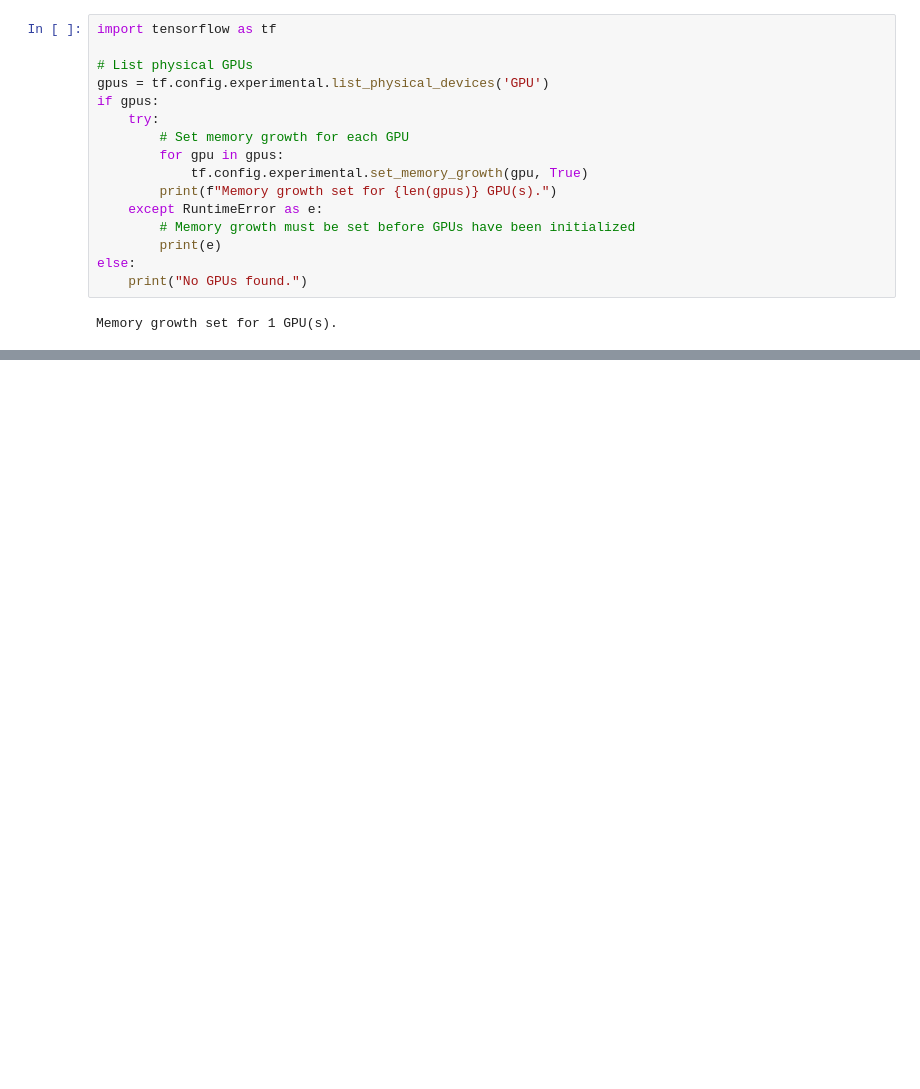
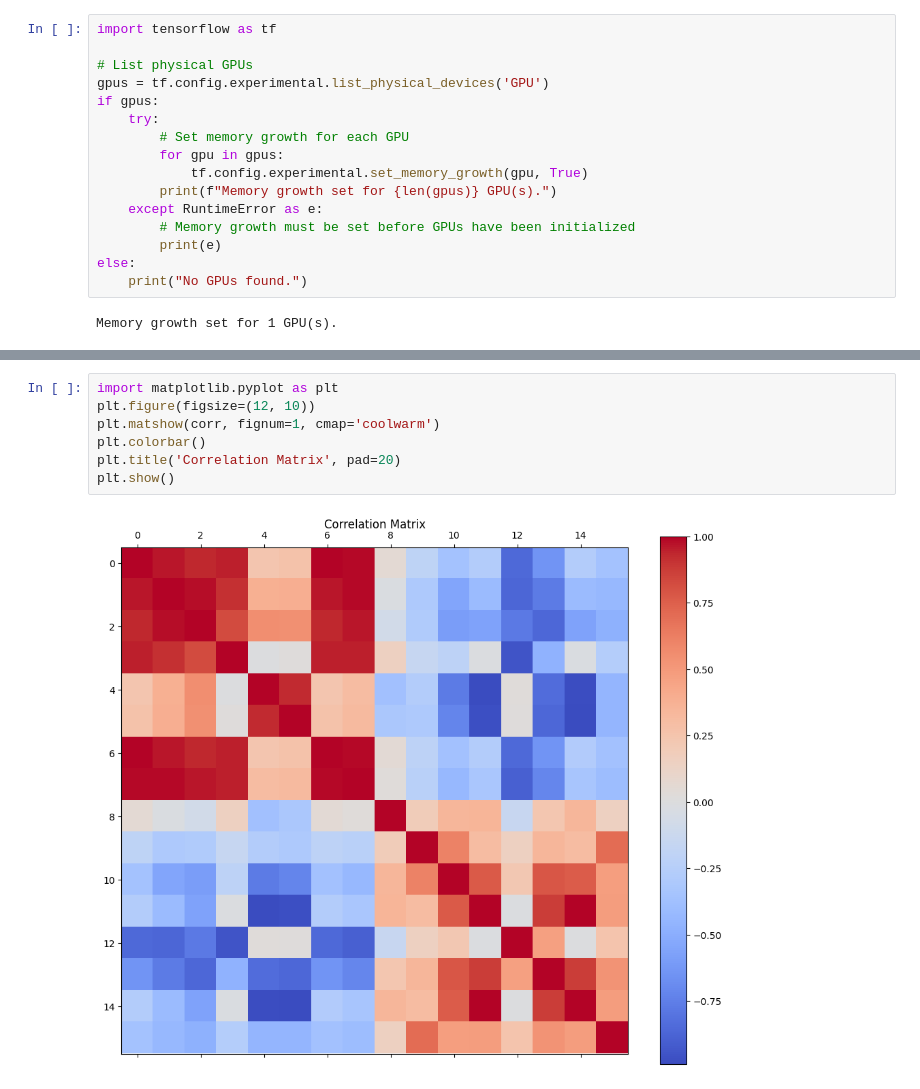
Before and after one commit to Moses-Morise/DeepLearning, a Jupyter notebook: main_nb.ipynb, the cells around one changed output, grey strips where cells are left out. Drawn from its saved outputs; the diff is of its cells as text; blank space fills up the shorter version.

```diff
--- a/main_nb.ipynb
+++ b/main_nb.ipynb
@@ -100,0 +134,9 @@ KeyboardInterrupt:
+# %%
+import matplotlib.pyplot as plt
+plt.figure(figsize=(12, 10))
+plt.matshow(corr, fignum=1, cmap='coolwarm')
+plt.colorbar()
+plt.title('Correlation Matrix', pad=20)
+plt.show()
+# %% [output]
+[figure, added]
```
Also changed, not shown: parts of 7 cells of this notebook.
